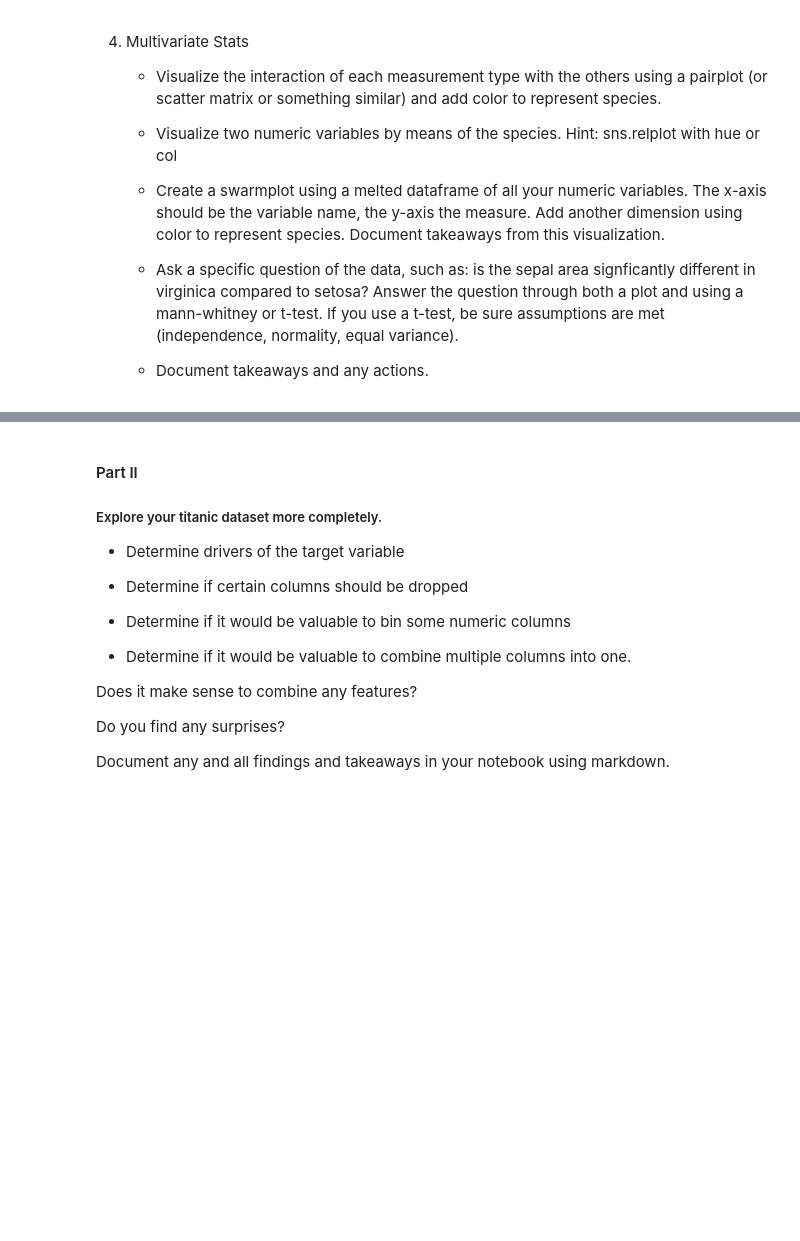
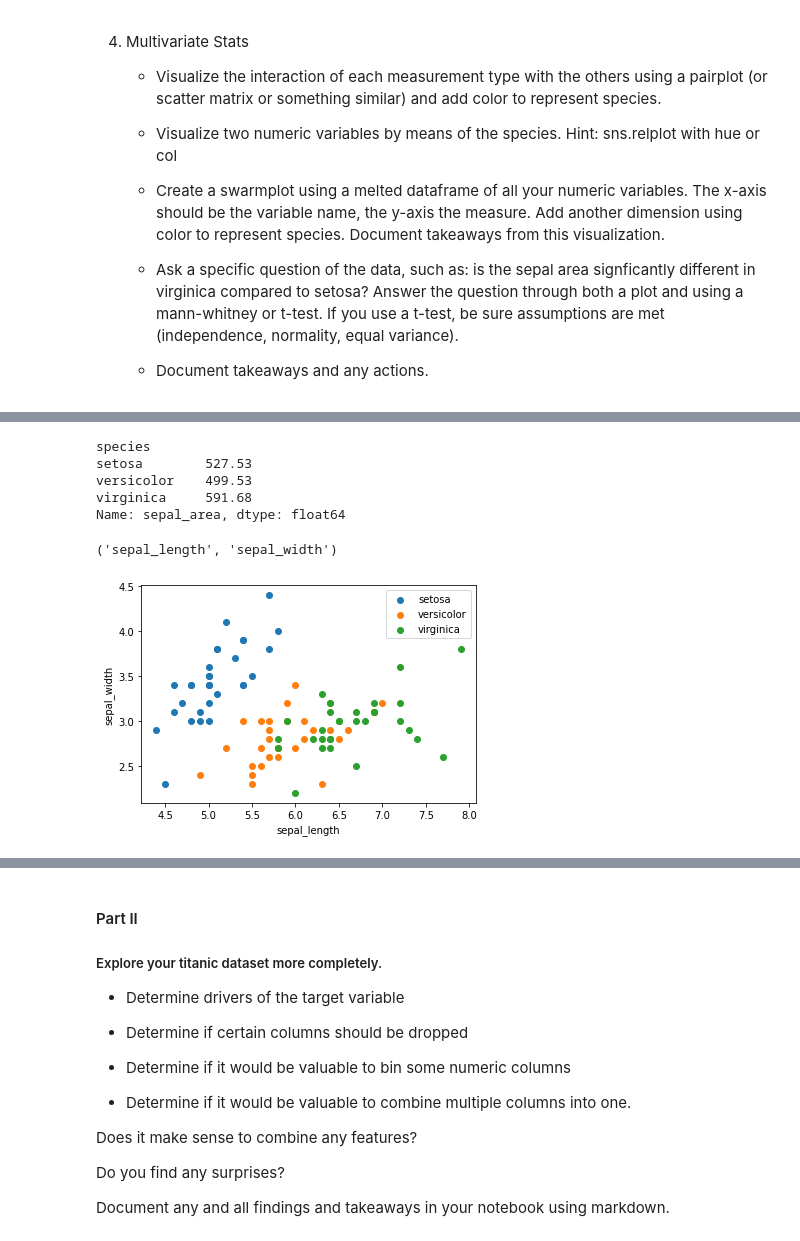
Before and after one commit to JenniferMLewis/classification-exercises, a Jupyter notebook: classification_exercises.ipynb, the cells around one changed output, grey strips where cells are left out. Drawn from its saved outputs; the diff is of its cells as text; code cells hidden in the pictures; blank space fills up the shorter version.

```diff
--- a/classification_exercises.ipynb
+++ b/classification_exercises.ipynb
@@ -1061,3 +1061,8 @@ We can reject the null hypothesis. Virginica petals are on average significantly
     - Ask a specific question of the data, such as: is the sepal area signficantly different in virginica compared to setosa? Answer the question through both a plot and using a mann-whitney or t-test. If you use a t-test, be sure assumptions are met (independence, normality, equal variance).
 
     - Document takeaways and any actions.
+# %%
+# I keep forgetting we're allowed to create new columns with data, so here's some areas. It's not perfectly accurate due to the sepal/petal shape, but it's interesting.
+train_iris['sepal_area'] = train_iris.sepal_length * train_iris.sepal_width
+train_iris['petal_area'] = train_iris.petal_length * train_iris.petal_width
+train_iris.head()
@@ -1063,0 +1076,36 @@ We can reject the null hypothesis. Virginica petals are on average significantly
+# %%
+# And groupby, I need to remember these resources.
+train_iris.groupby('species')['sepal_area'].sum()
+# %% [output]
+species
+setosa        527.53
+versicolor    499.53
+virginica     591.68
+Name: sepal_area, dtype: float64
+# %%
+# This way is much easier to plot using:
+combos = [
+    ('sepal_length', 'sepal_width'),
+    ('petal_length', 'petal_width'),
+    ('sepal_area', 'petal_area'),
+    ('sepal_length', 'petal_length'),
+    ('sepal_width', 'petal_width'),
+    ('sepal_length', 'petal_width'),
+    ('sepal_width', 'petal_length')
+]
+combos[0]
+# %% [output]
+('sepal_length', 'sepal_width')
+# %%
+x = combos [0][0]
+y = combos[0][1]
+def scatter_species(x, y):
+    for species, subset in train_iris.groupby('species'):
+        plt.scatter(subset[x], subset[y], label=species)
+        plt.xlabel(x)
+        plt.ylabel(y)
+        plt.legend()
+# %%
+scatter_species(x,y)
+# %% [output]
+[figure, added]
```
Also changed, not shown: parts of 6 cells of this notebook, 1 other file.
